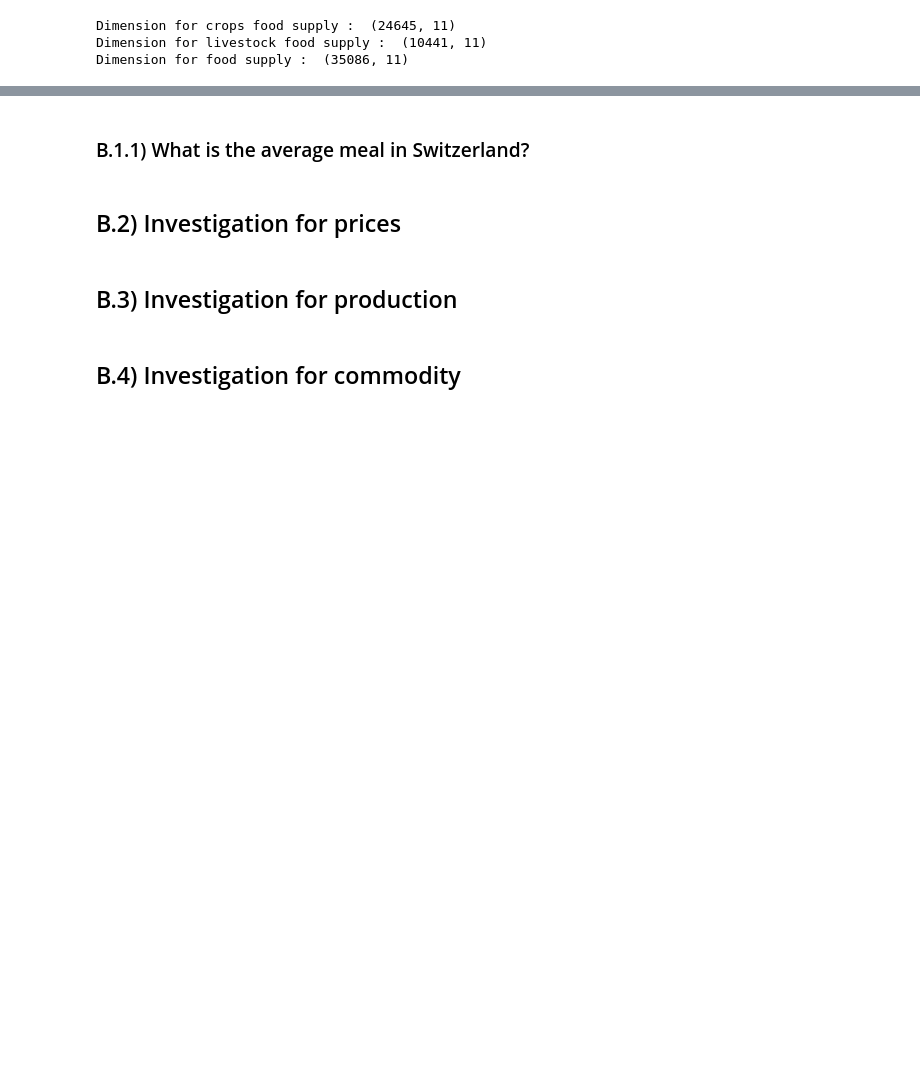
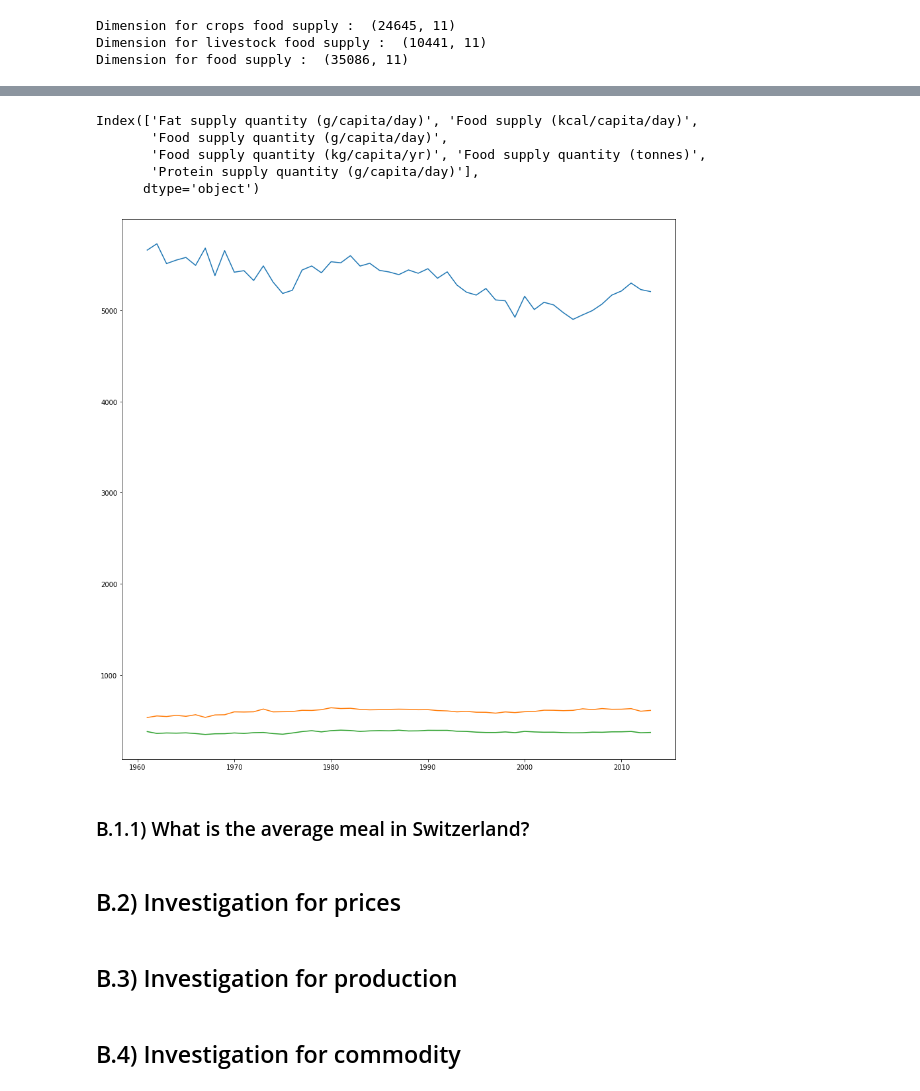
Before and after one commit to jlabhard/ADA_Project, a Jupyter notebook: Project_notebook.ipynb, the cells around one changed output, grey strips where cells are left out. Drawn from its saved outputs; the diff is of its cells as text; code cells hidden in the pictures; blank space fills up the shorter version.

```diff
--- a/Project_notebook.ipynb
+++ b/Project_notebook.ipynb
@@ -217,5 +212,6 @@ food_supply_wide[food_supply_wide['Year'] == 2013]
 # %%
-food_supply_wide.groupby('Year').agg(sum).head()
+food_supply_per_year = food_supply_wide.groupby('Year').agg(sum)
+food_supply_per_year.head()
 # %% [output]
 |  | Fat supply quantity (g/capita/day) | Food supply (kcal/capita/day) | Food supply quantity (g/capita/day) | Food supply quantity (kg/capita/yr) | ... |
 | Year |  |  |  |  | ... |
@@ -224,3 +220,11 @@ food_supply_wide.groupby('Year').agg(sum).head()
 | 1963 | 544.88 | 14565.0 | 5512.89 | 2012.22 | ... |
 | 1964 | 558.49 | 14832.0 | 5551.18 | 2026.14 | ... |
 | 1965 | 547.24 | 14811.0 | 5580.48 | 2036.86 | ... |
+# %%
+from sklearn.preprocessing import MinMaxScaler
+
+scaler = MinMaxScaler()
+scaler.fit(food_supply_per_year)
+food_supply_per_year_scaled = pd.DataFrame(scaler.transform(food_supply_per_year))
+food_supply_per_year_scaled.columns = food_supply_per_year.columns
+food_supply_per_year_scaled.index = food_supply_per_year.index
@@ -227,3 +241,20 @@ food_supply_wide.groupby('Year').agg(sum).head()
+# %%
+food_supply_per_year_scaled.columns
+# %% [output]
+Index(['Fat supply quantity (g/capita/day)', 'Food supply (kcal/capita/day)',
+       'Food supply quantity (g/capita/day)',
+       'Food supply quantity (kg/capita/yr)', 'Food supply quantity (tonnes)',
+       'Protein supply quantity (g/capita/day)'],
+      dtype='object')
+# %%
+fig, ax = plt.subplots(figsize=(15, 15))
+ax.plot(food_supply_per_year.index, food_supply_per_year['Food supply quantity (g/capita/day)'], label="Food supply quantity (g/capita/day)")
+ax.plot(food_supply_per_year.index, food_supply_per_year['Fat supply quantity (g/capita/day)'], label="Fat supply quantity (g/capita/day)")
+ax.plot(food_supply_per_year.index, food_supply_per_year['Protein supply quantity (g/capita/day)'], label="Protein supply quantity (g/capita/day)")
+ax.legend
+plt.show()
+# %% [output]
+[figure, added]
 # %% [markdown]
 ### B.1.1) What is the average meal in Switzerland?
 # %% [markdown]
```
Also changed, not shown: parts of 23 cells of this notebook.
